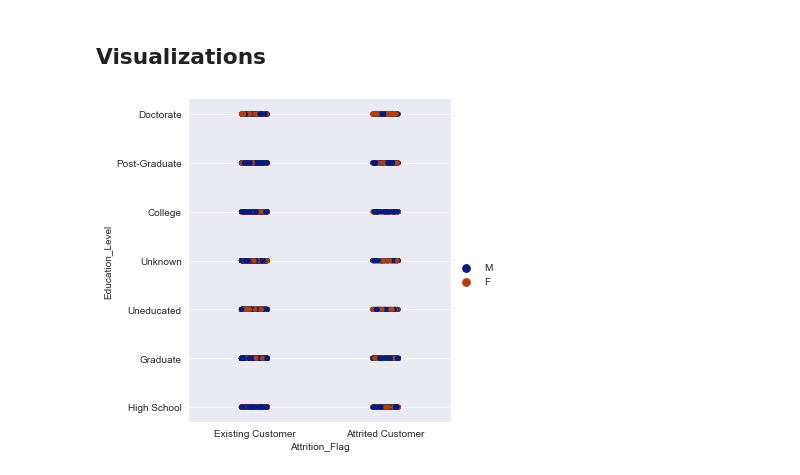
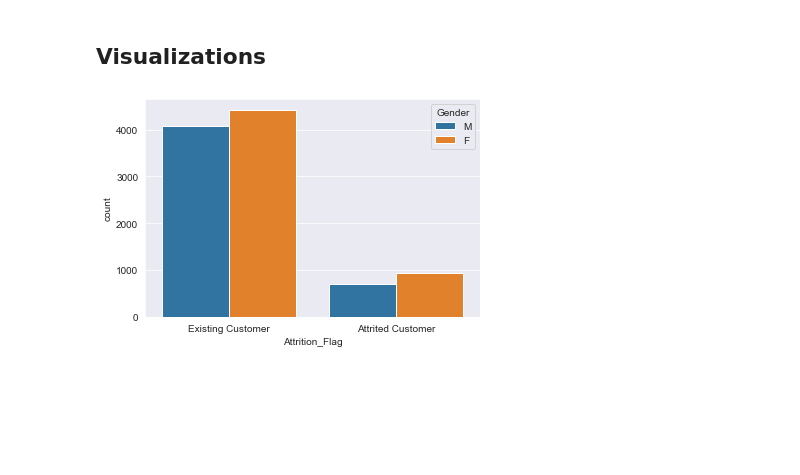
Before and after one commit to KrishnaChaitanya1/Machine-Learning-and-Data-Science-Projects, a Jupyter notebook: Notebooks/CreditCardCustomers.ipynb, the cells around one changed output. Saved outputs shown, nothing was run; the diff lists cells and outputs as text; code cells hidden in the pictures; blank space fills up the shorter version.

```diff
--- a/Notebooks/CreditCardCustomers.ipynb
+++ b/Notebooks/CreditCardCustomers.ipynb
@@ -31,10 +31,11 @@ import matplotlib as mpl
 import matplotlib.pyplot as plt
 import seaborn as sns
 
+
 from Helpers.value_counts_functions import ValueCounts
 
 # Configurations
-mpl.rcParams["figure.figsize"] = [18.0, 18.0]
+mpl.rcParams["figure.figsize"] = [30.0, 30.0]
 mpl.rcParams["font.size"] = 9.0
 pd.set_option("display.max_columns", None)
 sns.set_style("darkgrid")
@@ -187,6 +188,9 @@ PG and Doctorate levels of education occupy a total of 10%. This might be due to
 ## Visualizations
 # %%
 # Attrited Customers Vs Education with Gender hue
-fig = sns.barplot(x="")
+
+# Count Plot for practice
+fig = sns.countplot(data=cat_columns, x="Attrition_Flag", hue="Gender")
+plt.show()
 # %% [output]
-[figure, old version]
+[figure, new version]
```
Also changed, not shown: 2 other files.
